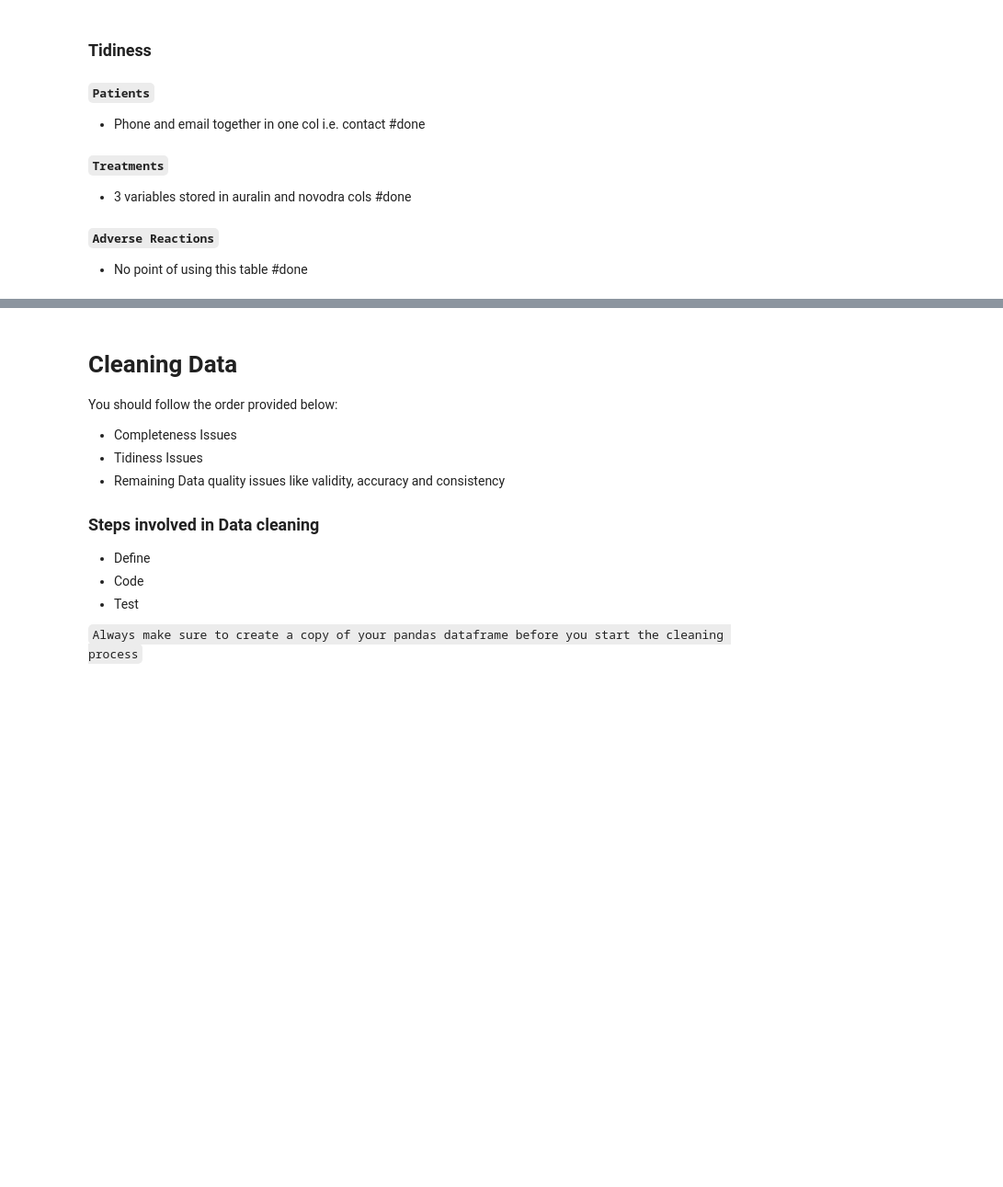
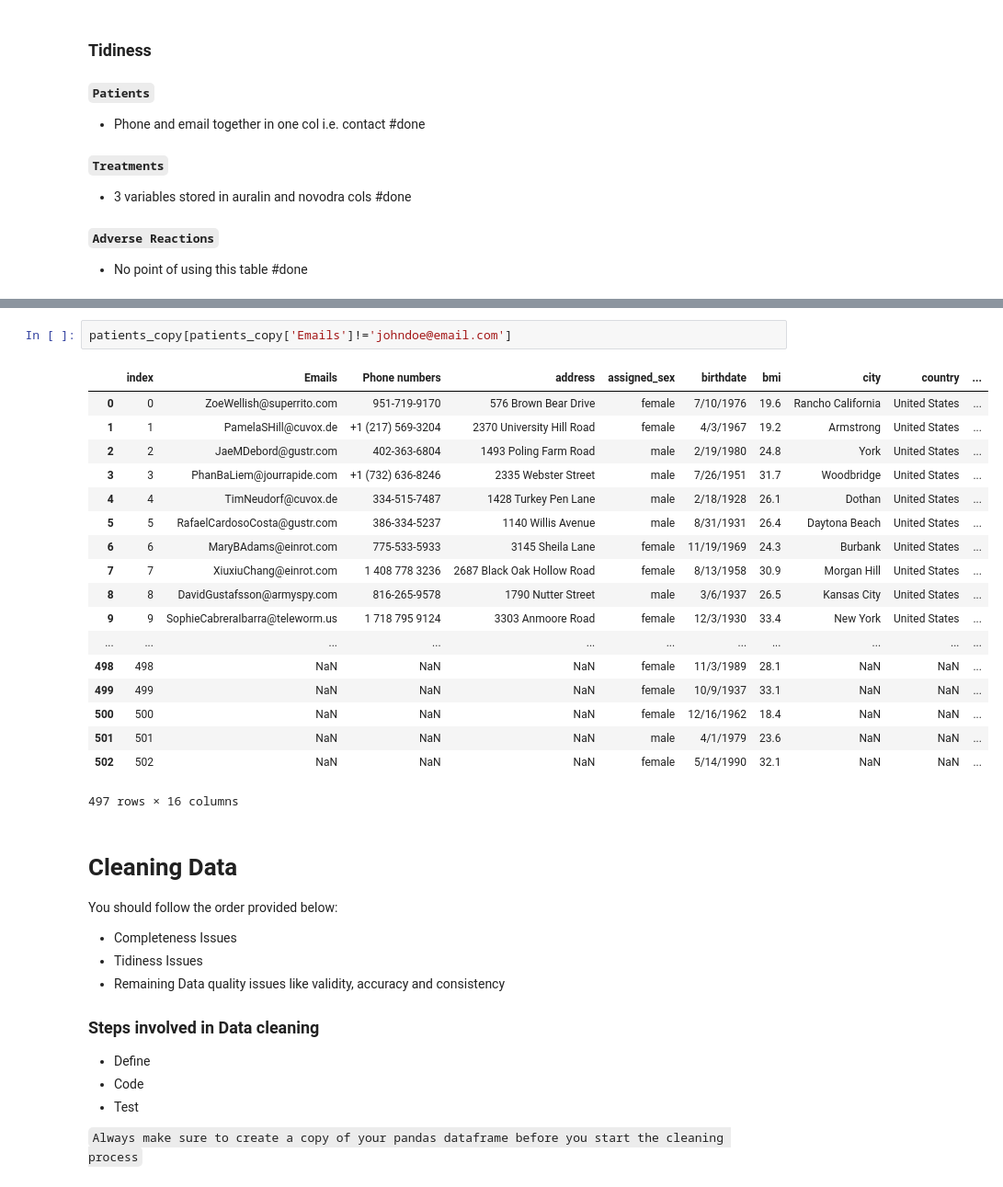
Before and after one commit to Sanaa495/data-wrangling, a Jupyter notebook: Data Wrangling.ipynb, the cells around one changed output, grey strips where cells are left out. Shown: that part at 92% size. Saved outputs shown, nothing was run; the diff lists cells and outputs as text; blank space fills up the shorter version.

```diff
--- a/Data Wrangling.ipynb
+++ b/Data Wrangling.ipynb
@@ -236,3 +254,24 @@ patients_copy.duplicated().sum()
+# %%
+patients_copy[patients_copy['Emails']!='johndoe@email.com']
+# %% [output]
+|  | index | Emails | Phone numbers | address | assigned_sex | birthdate | bmi | city | country | ... |
+| 0 | 0 | ZoeWellish@superrito.com | 951-719-9170 | 576 Brown Bear Drive | female | 7/10/1976 | 19.6 | Rancho California | United States | ... |
+| 1 | 1 | PamelaSHill@cuvox.de | +1 (217) 569-3204 | 2370 University Hill Road | female | 4/3/1967 | 19.2 | Armstrong | United States | ... |
+| 2 | 2 | JaeMDebord@gustr.com | 402-363-6804 | 1493 Poling Farm Road | male | 2/19/1980 | 24.8 | York | United States | ... |
+| 3 | 3 | PhanBaLiem@jourrapide.com | +1 (732) 636-8246 | 2335 Webster Street | male | 7/26/1951 | 31.7 | Woodbridge | United States | ... |
+| 4 | 4 | TimNeudorf@cuvox.de | 334-515-7487 | 1428 Turkey Pen Lane | male | 2/18/1928 | 26.1 | Dothan | United States | ... |
+| 5 | 5 | RafaelCardosoCosta@gustr.com | 386-334-5237 | 1140 Willis Avenue | male | 8/31/1931 | 26.4 | Daytona Beach | United States | ... |
+| 6 | 6 | MaryBAdams@einrot.com | 775-533-5933 | 3145 Sheila Lane | female | 11/19/1969 | 24.3 | Burbank | United States | ... |
+| 7 | 7 | XiuxiuChang@einrot.com | 1 408 778 3236 | 2687 Black Oak Hollow Road | female | 8/13/1958 | 30.9 | Morgan Hill | United States | ... |
+| 8 | 8 | DavidGustafsson@armyspy.com | 816-265-9578 | 1790 Nutter Street | male | 3/6/1937 | 26.5 | Kansas City | United States | ... |
+| 9 | 9 | SophieCabreraIbarra@teleworm.us | 1 718 795 9124 | 3303 Anmoore Road | female | 12/3/1930 | 33.4 | New York | United States | ... |
+| ... | ... | ... | ... | ... | ... | ... | ... | ... | ... | ... |
+| 498 | 498 | NaN | NaN | NaN | female | 11/3/1989 | 28.1 | NaN | NaN | ... |
+| 499 | 499 | NaN | NaN | NaN | female | 10/9/1937 | 33.1 | NaN | NaN | ... |
+| 500 | 500 | NaN | NaN | NaN | female | 12/16/1962 | 18.4 | NaN | NaN | ... |
+| 501 | 501 | NaN | NaN | NaN | male | 4/1/1979 | 23.6 | NaN | NaN | ... |
+| 502 | 502 | NaN | NaN | NaN | female | 5/14/1990 | 32.1 | NaN | NaN | ... |
+497 rows × 16 columns
 # %% [markdown]
 
 # Cleaning Data
```
Also changed, not shown: parts of 31 cells of this notebook, 11 other files.
